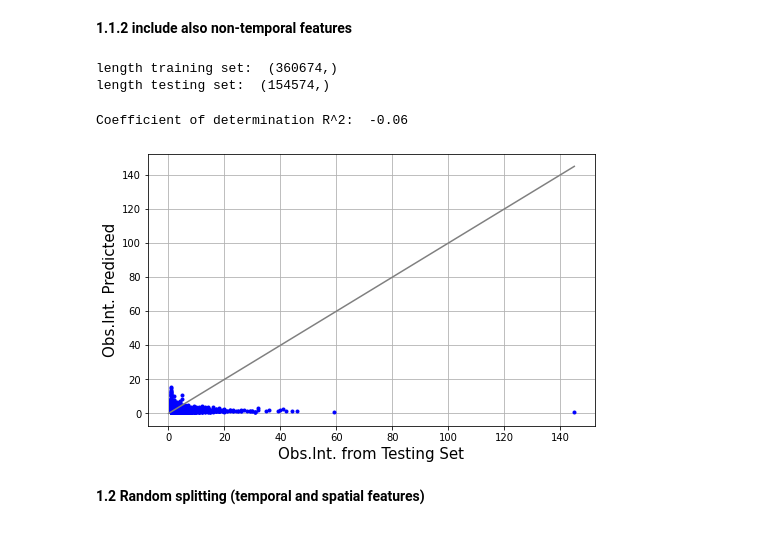
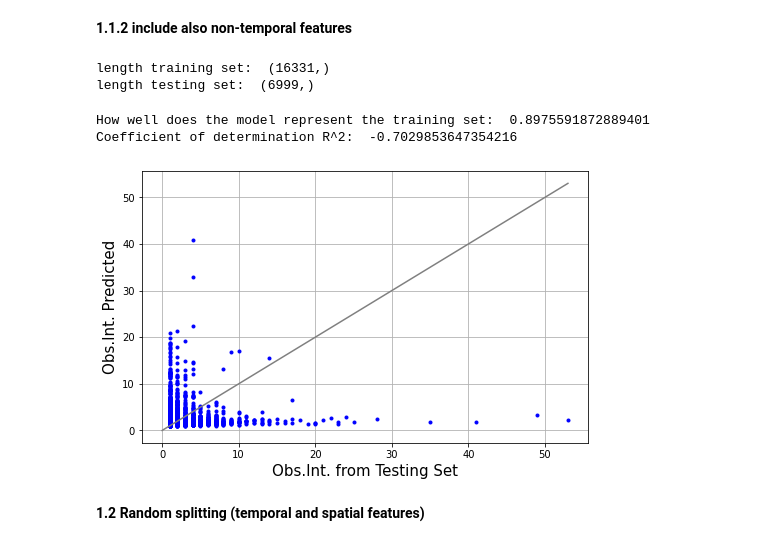
Before and after one commit to 3enedix/BGP_2021_B, a Jupyter notebook: ML.ipynb, the cells around one changed output. Saved outputs shown, nothing was run; the diff lists cells and outputs as text; code cells hidden in the pictures.

```diff
--- a/ML.ipynb
+++ b/ML.ipynb
@@ -9,8 +9,8 @@ from sklearn.ensemble import RandomForestRegressor
 from sklearn.metrics import r2_score
 %load_ext sql
 # %%
-feature_list_daily = ['holiday', 'precip', 'temper', 'municipality', 'roadlength', 'built-up', 'nature_reserves', 'built_up', 'dry_natural_terrain', 'coastal_water', 'agriculture', 'water']
-feature_list_weekly = ['precipitation', 'temperature', 'municipality', 'roadlength', 'built-up', 'nature_reserves', 'built_up', 'dry_natural_terrain', 'coastal_water', 'agriculture', 'water']
+feature_list_daily = ['holiday', 'precip', 'temper', 'municipality', 'roadlength', 'nature_reserves', 'built_up', 'dry_natural_terrain', 'coastal_water', 'agriculture', 'water']
+feature_list_weekly = ['precipitation', 'temperature', 'municipality', 'roadlength', 'nature_reserves', 'built_up', 'dry_natural_terrain', 'coastal_water', 'agriculture', 'water']
 # %% [markdown]
 #### **1. Daily data**
 # %%
@@ -32,6 +32,7 @@ for (colname, coldata) in data_daily.iteritems():
     if colname == 'woy' \
     or colname == 'block' \
     or colname == 'observer_intensity' \
+    or colname == 'obsdate' \
     or colname == 'mdate' \
     or colname == 'holiday' \
     or colname == 'work_day':
@@ -90,0 +77,14 @@ length testing set:  (154574,)
+# %%
+data_norm_daily = data_norm_daily.dropna()
+data_coastal = data_norm_daily[data_norm_daily['coastal_water'] > 0]
+
+n = round(0.7 * len(data_coastal)) # length of the training set = split index
+ytrain = data_coastal['observer_intensity'][:n]
+xtrain = data_coastal[['holiday', 'precip', 'temper']][:n]
+ytest = data_coastal['observer_intensity'][n:]
+xtest = data_coastal[['holiday', 'precip', 'temper']][n:]
+
+print('length training set: ', ytrain.shape)
+print('length testing set: ', ytest.shape)
+
+#xtrain.isnull().sum()
@@ -135,8 +138,8 @@ def obs_int_regression(xtrain, ytrain, xtest, ytest):
     model = rf.fit(xtrain, ytrain)
     ypred = rf.predict(xtest)
 
-    r2 = round(r2_score(ytest, ypred), 2)
-    print("Coefficient of determination R^2: ", r2)
+    print("How well does the model represent the training set: ", model.score(xtrain, ytrain)) # model should fit well on the training data...
+    print("Coefficient of determination R^2: ", model.score(xtest, ytest)) # this is the equivalent to the cell above
 
     fig, ax = plt.subplots(figsize=(8,5))
     ax.grid()
@@ -148,21 +151,22 @@ def obs_int_regression(xtrain, ytrain, xtest, ytest):
 # %% [markdown]
 **1.1.2 include also non-temporal features**
 # %%
-n = round(0.7 * len(data_norm_daily)) # length of the training set = split index
-ytrain = data_norm_daily['observer_intensity'][:n]
-xtrain = data_norm_daily[feature_list_daily][:n]
-ytest = data_norm_daily['observer_intensity'][n:]
-xtest = data_norm_daily[feature_list_daily][n:]
+n = round(0.7 * len(data_coastal)) # length of the training set = split index
+ytrain = data_coastal['observer_intensity'][:n]
+xtrain = data_coastal[feature_list_daily][:n]
+ytest = data_coastal['observer_intensity'][n:]
+xtest = data_coastal[feature_list_daily][n:]
 
 print('length training set: ', ytrain.shape)
 print('length testing set: ', ytest.shape)
 
 obs_int_regression(xtrain, ytrain, xtest, ytest)
 # %% [output]
-length training set:  (360674,)
-length testing set:  (154574,)
+length training set:  (16331,)
+length testing set:  (6999,)
-Coefficient of determination R^2:  -0.06
+How well does the model represent the training set:  0.8975591872889401
+Coefficient of determination R^2:  -0.7029853647354216
-[figure, old version]
+[figure, new version]
 # %% [markdown]
 **1.2 Random splitting (temporal and spatial features)**
 # %%
```
Also changed, not shown: parts of 12 cells of this notebook.
